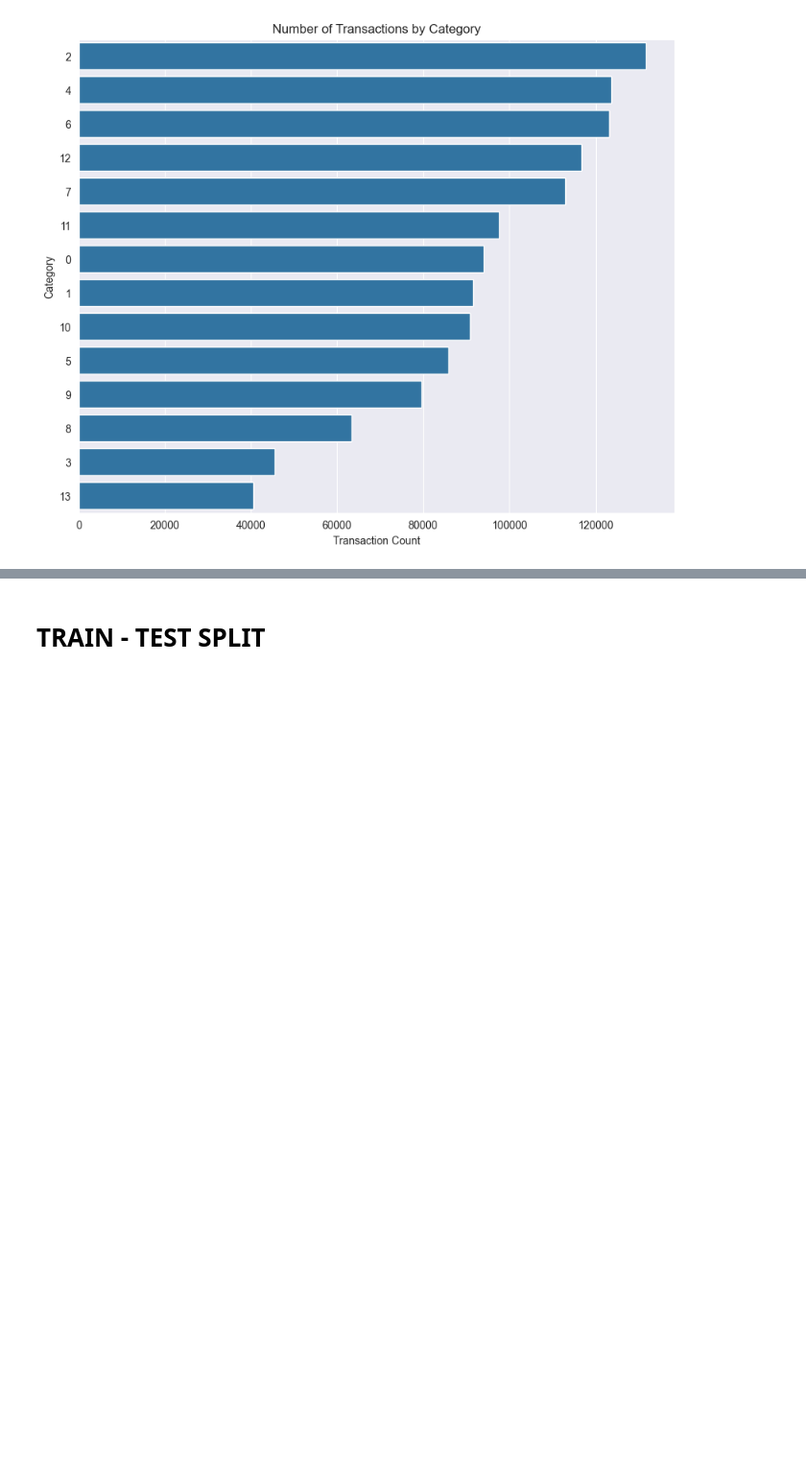
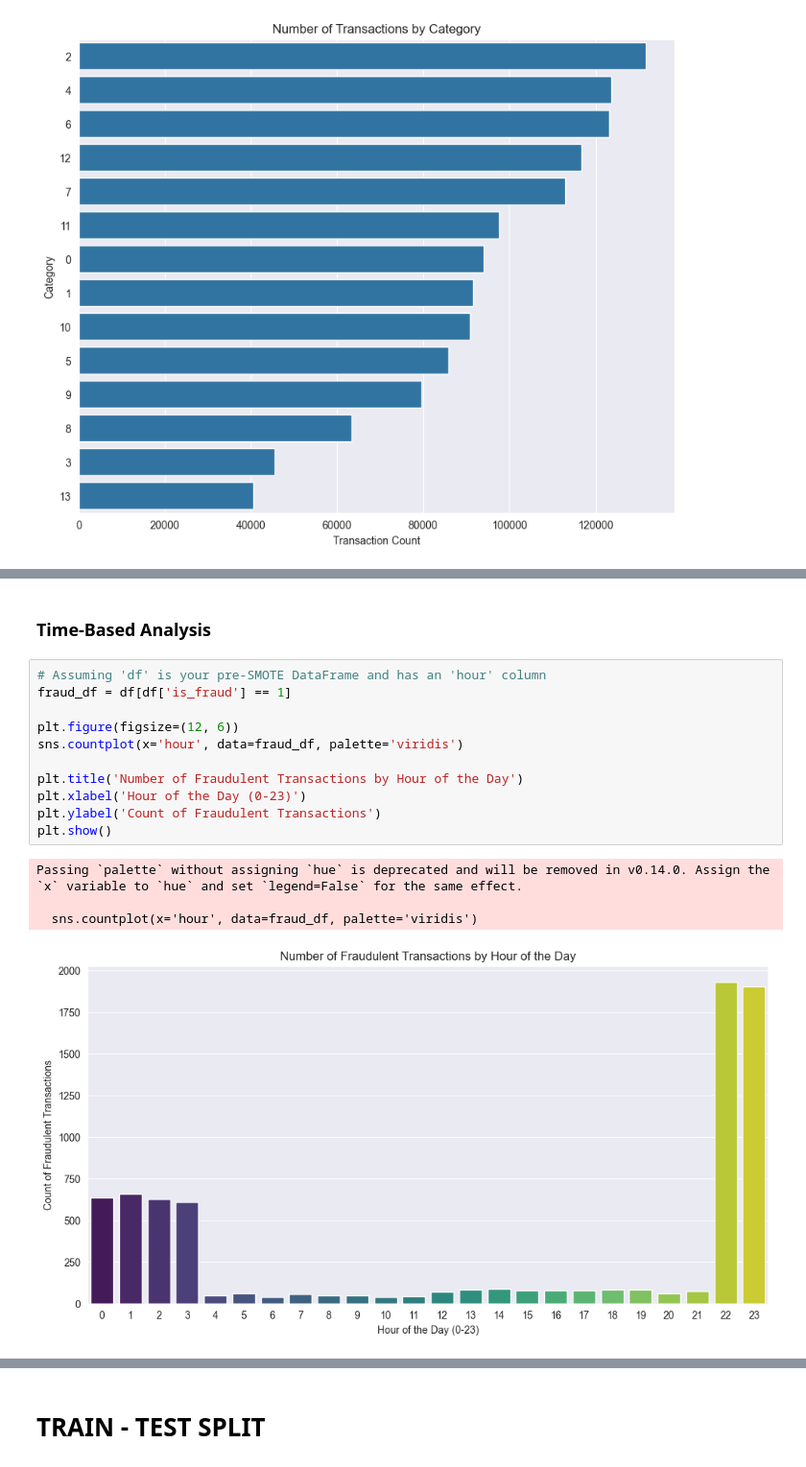
Before and after one commit to klinq16/CreditCardFraudDetection, a Jupyter notebook: src_code/model.ipynb, the cells around one changed output, grey strips where cells are left out. Shown at 96% size. Drawn from its saved outputs; the diff is of its cells as text; blank space fills up the shorter version.

```diff
--- a/src_code/model.ipynb
+++ b/src_code/model.ipynb
@@ -209,0 +250,18 @@ plt.show()
+# %% [markdown]
+### Time-Based Analysis
+# %%
+# Assuming 'df' is your pre-SMOTE DataFrame and has an 'hour' column
+fraud_df = df[df['is_fraud'] == 1]
+
+plt.figure(figsize=(12, 6))
+sns.countplot(x='hour', data=fraud_df, palette='viridis')
+
+plt.title('Number of Fraudulent Transactions by Hour of the Day')
+plt.xlabel('Hour of the Day (0-23)')
+plt.ylabel('Count of Fraudulent Transactions')
+plt.show()
+# %% [output]
+Passing `palette` without assigning `hue` is deprecated and will be removed in v0.14.0. Assign the `x` variable to `hue` and set `legend=False` for the same effect.
+
+  sns.countplot(x='hour', data=fraud_df, palette='viridis')
+[figure, added]
```
Also changed, not shown: parts of 8 cells of this notebook.
